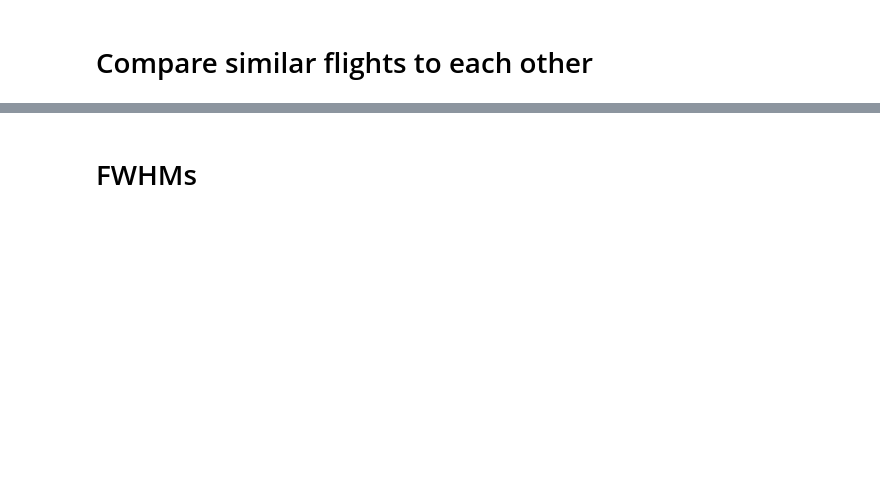
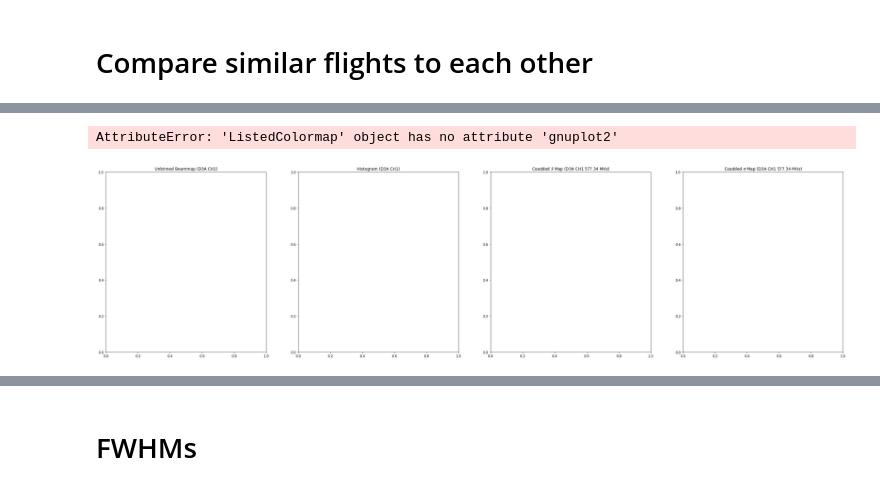
Before and after one commit to WrightLaboratory/newburghlabdrone, a Jupyter notebook: analysis/Flight_comparisons_LBN.ipynb, the cells around one changed output, grey strips where cells are left out. Cells and saved outputs as stored; diff of their text form; code cells hidden in the pictures; blank space fills up the shorter version.

```diff
--- a/analysis/Flight_comparisons_LBN.ipynb
+++ b/analysis/Flight_comparisons_LBN.ipynb
@@ -37,0 +91,31 @@ freqs = 800.0*np.ones(1024) + (-400/1024.)*np.arange(1024)
+# %%
+find=570#800#900
+chind=0
+ccind=1
+fig,[ax1,ax2,ax3,ax4]=subplots(nrows=1,ncols=4,figsize=(40,10))
+ax1.set_title('Unbinned Beammap (D3A CH{})'.format(ccind))
+ax2.set_title('Histogram (D3A CH{})'.format(ccind))
+ax3.set_title(r'Coadded $\bar{x}$'+' Map (D3A CH{} {:.2f} MHz)'.format(ccind,concattest0825.freq[find]))
+ax4.set_title('Coadded $\sigma$ Map (D3A CH{} {:.2f} MHz)'.format(ccind,concattest0825.freq[find]))
+t_cut=concattest0825.inds_on
+im1=ax1.scatter(concattest0825.drone_xyz_per_dish_interp[chind,t_cut,0],concattest0825.drone_xyz_per_dish_interp[chind,t_cut,1],c=concattest0825.V_bgsub[t_cut,find,0],cmap=cm.gnuplot2,norm=LogNorm())
+im2=ax2.pcolormesh(testbeam.x_centers_grid[:,:,chind],testbeam.y_centers_grid[:,:,chind],np.nansum(testbeam.histogram_LC[:,:,chind,:],axis=2).T,cmap=cm.gnuplot2)#,edgecolors='k')
+im2.set_clim(0,20)
+im3=ax3.pcolormesh(testbeam.x_centers_grid[:,:,chind],testbeam.y_centers_grid[:,:,chind],testbeam.V_LC_operation[:,:,find,chind].T,cmap=cm.gnuplot2,norm=LogNorm())#,edgecolors='k')
+im4=ax4.pcolormesh(testbeam.x_centers_grid[:,:,chind],testbeam.y_centers_grid[:,:,chind],np.nanmean(testbeam.V_LC_std[:,:,find,chind,:],axis=2).T,cmap=cm.gnuplot2,norm=LogNorm())#,edgecolors='k')
+
+images=[im1,im2,im3,im4]
+cbarlabels=['Power [$ADU^2$]','Counts','Power [$ADU^2$]','Power [$ADU^2$]']
+for i,ax in enumerate([ax1,ax2,ax3,ax4]):
+    #ax.plot(testbeam.x_centers_grid,testbeam.y_centers_grid,'c.',markersize=2,alpha=0.3)
+    ax.set_facecolor('k')
+    ax.set_xlabel('$x,[m]$')
+    ax.set_ylabel('$y, [m]$')
+    divider=make_axes_locatable(ax)
+    cax=divider.append_axes("right", size="3%", pad=0.05)
+    cbar=fig.colorbar(images[i],cax=cax)
+    cbar.set_label(cbarlabels[i])
+tight_layout()
+# %% [output]
+AttributeError: 'ListedColormap' object has no attribute 'gnuplot2'
+[figure, added]
```
Also changed, not shown: parts of 30 cells of this notebook.
